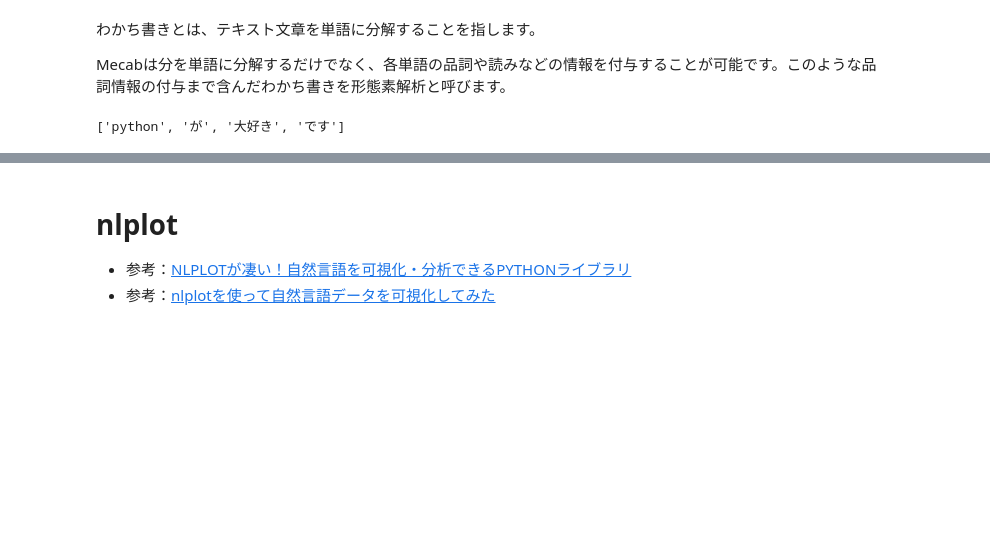
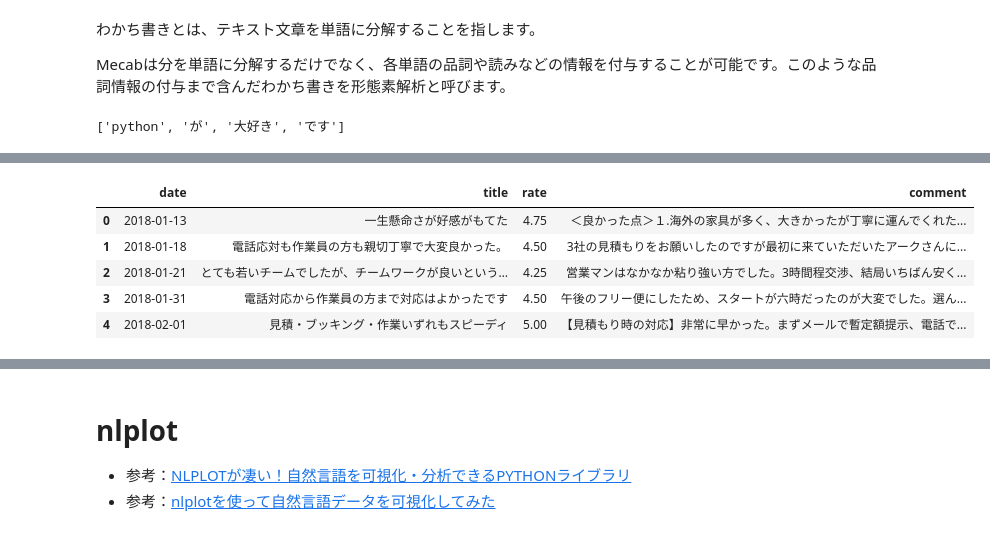
Before and after one commit to kaneda05/Scraping, a Jupyter notebook: moving/project1/analiysis1.ipynb, the cells around one changed output, grey strips where cells are left out. Cells and saved outputs as stored; diff of their text form; code cells hidden in the pictures; blank space fills up the shorter version.

```diff
--- a/moving/project1/analiysis1.ipynb
+++ b/moving/project1/analiysis1.ipynb
@@ -31,0 +60,9 @@ df.head()
+# %%
+df4.head()
+# %% [output]
+|  | date | title | rate | comment |
+| 0 | 2018-01-13 | 一生懸命さが好感がもてた | 4.75 | ＜良かった点＞１.海外の家具が多く、大きかったが丁寧に運んでくれた... |
+| 1 | 2018-01-18 | 電話応対も作業員の方も親切丁寧で大変良かった。 | 4.50 | 3社の見積もりをお願いしたのですが最初に来ていただいたアークさんに... |
+| 2 | 2018-01-21 | とても若いチームでしたが、チームワークが良いという… | 4.25 | 営業マンはなかなか粘り強い方でした。3時間程交渉、結局いちばん安く... |
+| 3 | 2018-01-31 | 電話対応から作業員の方まで対応はよかったです | 4.50 | 午後のフリー便にしたため、スタートが六時だったのが大変でした。選ん... |
+| 4 | 2018-02-01 | 見積・ブッキング・作業いずれもスピーディ | 5.00 | 【見積もり時の対応】非常に早かった。まずメールで暫定額提示、電話で... |
```
Also changed, not shown: parts of 23 cells of this notebook, 28 other files.
